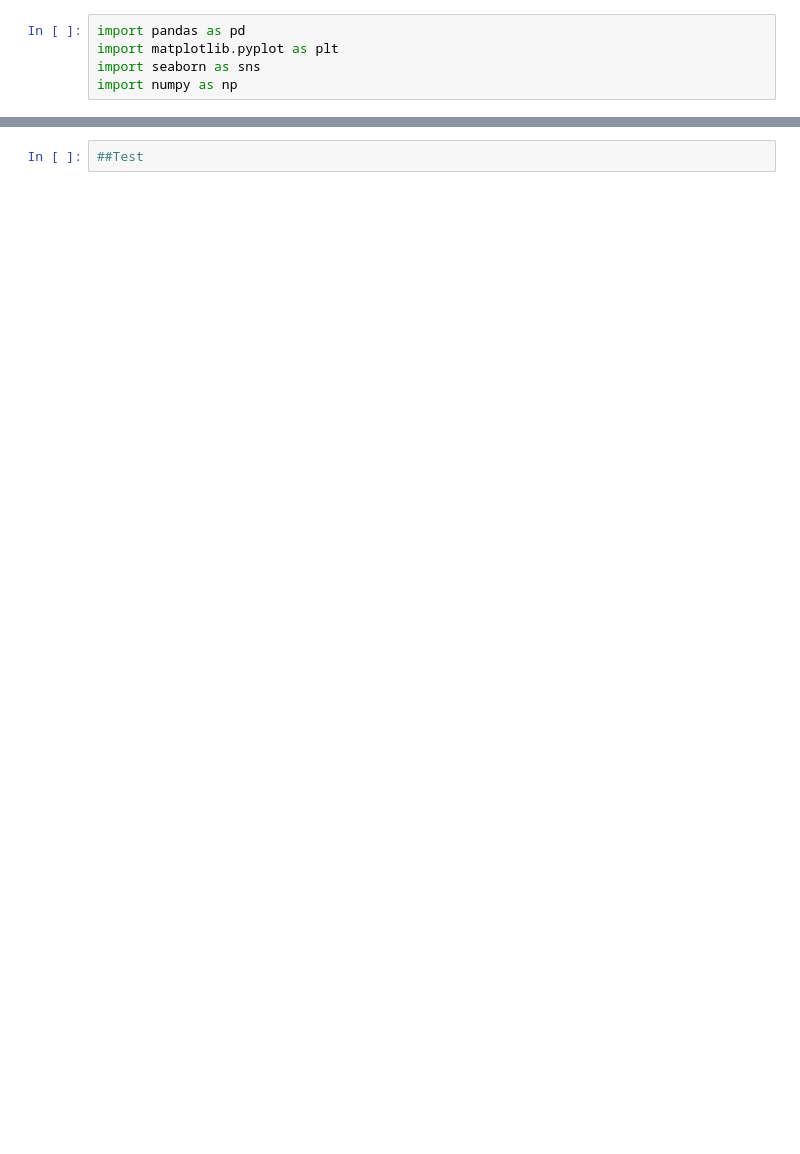
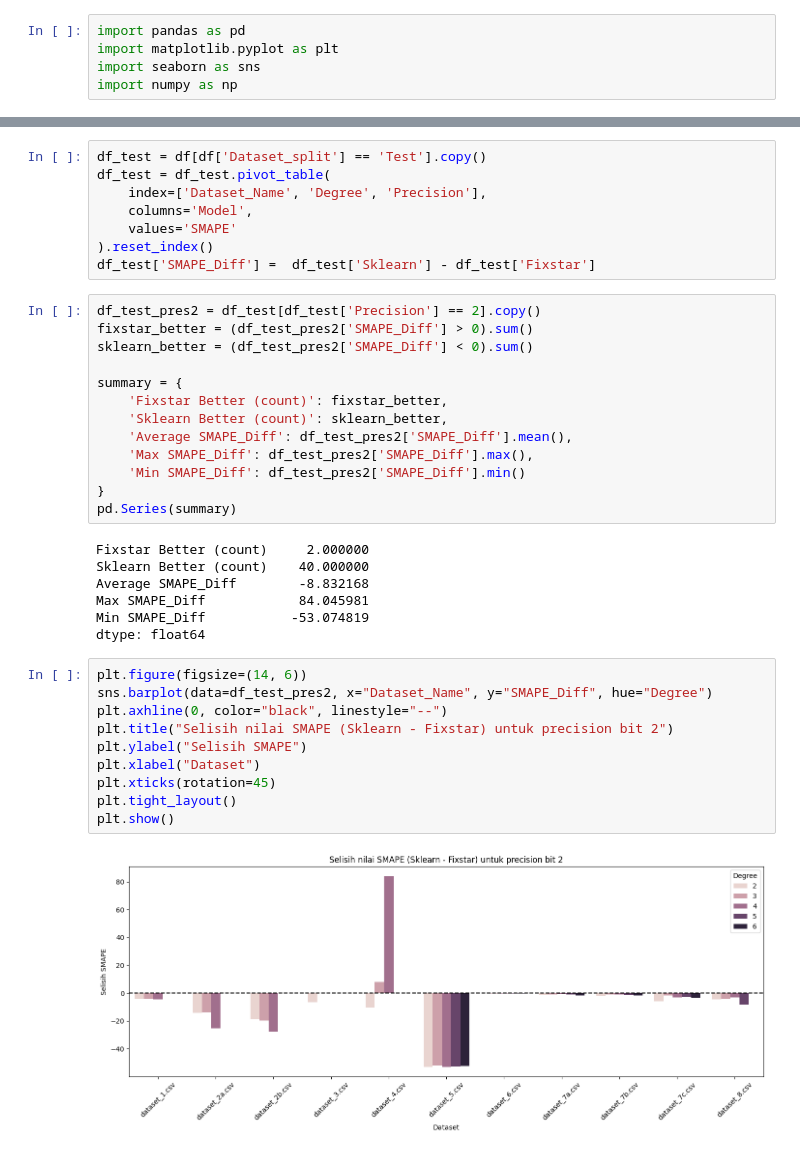
Before and after one commit to Shulhann/simulated-quantum-annealing-regression, a Jupyter notebook: insight.ipynb, the cells around one changed output, grey strips where cells are left out. Drawn from its saved outputs; the diff is of its cells as text; blank space fills up the shorter version.

```diff
--- a/insight.ipynb
+++ b/insight.ipynb
@@ -177,2 +60,40 @@ plt.show()
-# %%
-##Test
+# %%
+df_test = df[df['Dataset_split'] == 'Test'].copy()
+df_test = df_test.pivot_table(
+    index=['Dataset_Name', 'Degree', 'Precision'],
+    columns='Model',
+    values='SMAPE'
+).reset_index()
+df_test['SMAPE_Diff'] =  df_test['Sklearn'] - df_test['Fixstar']
+# %%
+df_test_pres2 = df_test[df_test['Precision'] == 2].copy()
+fixstar_better = (df_test_pres2['SMAPE_Diff'] > 0).sum()
+sklearn_better = (df_test_pres2['SMAPE_Diff'] < 0).sum()
+
+summary = {
+    'Fixstar Better (count)': fixstar_better,
+    'Sklearn Better (count)': sklearn_better,
+    'Average SMAPE_Diff': df_test_pres2['SMAPE_Diff'].mean(),
+    'Max SMAPE_Diff': df_test_pres2['SMAPE_Diff'].max(),
+    'Min SMAPE_Diff': df_test_pres2['SMAPE_Diff'].min()
+}
+pd.Series(summary)
+# %% [output]
+Fixstar Better (count)     2.000000
+Sklearn Better (count)    40.000000
+Average SMAPE_Diff        -8.832168
+Max SMAPE_Diff            84.045981
+Min SMAPE_Diff           -53.074819
+dtype: float64
+# %%
+plt.figure(figsize=(14, 6))
+sns.barplot(data=df_test_pres2, x="Dataset_Name", y="SMAPE_Diff", hue="Degree")
+plt.axhline(0, color="black", linestyle="--")
+plt.title("Selisih nilai SMAPE (Sklearn - Fixstar) untuk precision bit 2")
+plt.ylabel("Selisih SMAPE")
+plt.xlabel("Dataset")
+plt.xticks(rotation=45)
+plt.tight_layout()
+plt.show()
+# %% [output]
+[figure, added]
```
Also changed, not shown: parts of 22 cells of this notebook, 4 other files.
